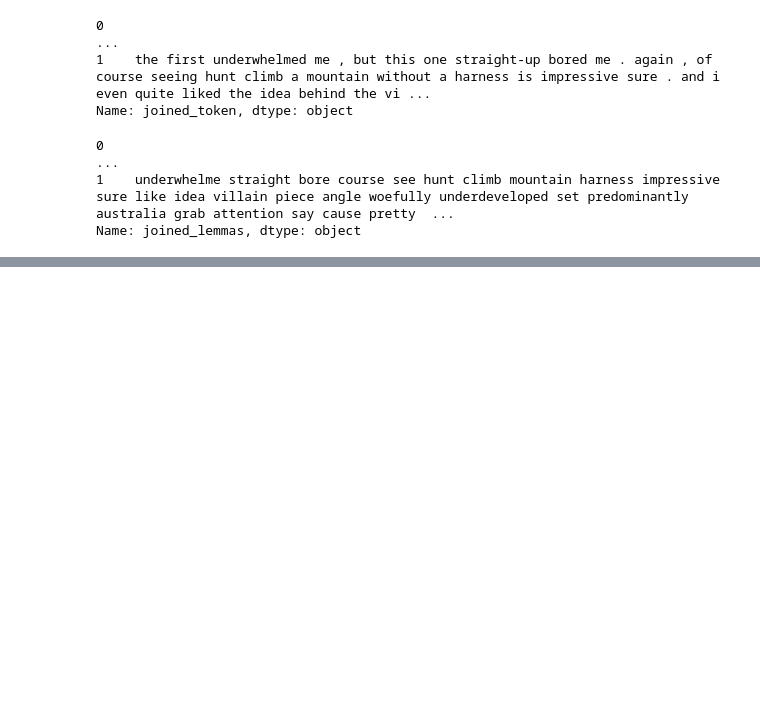
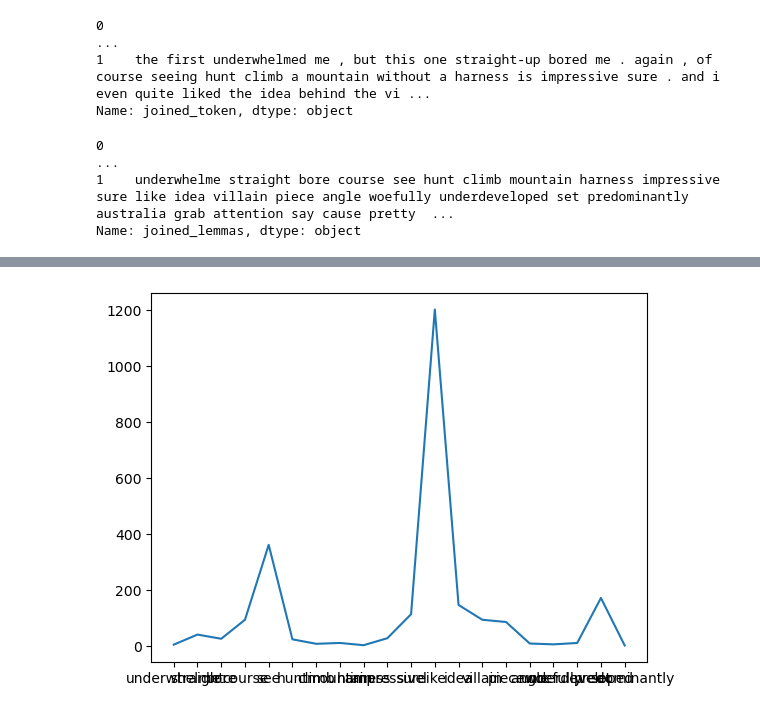
Before and after one commit to Gondram/Exploration-of-IMDB-rating-predictors, a Jupyter notebook: NLP_Analysis_of_Movie_Reviews.ipynb, the cells around one changed output, grey strips where cells are left out. Cells and saved outputs as stored; diff of their text form; code cells hidden in the pictures; blank space fills up the shorter version.

```diff
--- a/NLP_Analysis_of_Movie_Reviews.ipynb
+++ b/NLP_Analysis_of_Movie_Reviews.ipynb
@@ -171,0 +235,16 @@ Name: joined_lemmas, dtype: object
+# %%
+low_list = df.loc[filter_low, 'spacy_lemmas'].explode().to_list()
+low_dist = FreqDist(low_list)
+
+x = list(low_dist.keys())
+y = list(low_dist.values())
+
+# Plotting
+fig, ax = plt.subplots()
+ax.plot(x[:20], y[:20])  # Use bar plot for frequency distribution
+plt.savefig('Images/low_freq_dist.png')
+plt.show()
+
+# high_dist.plot(20, title='Rated High');
+# %% [output]
+[figure, added]
```
Also changed, not shown: parts of 11 cells of this notebook, 2 other files.
